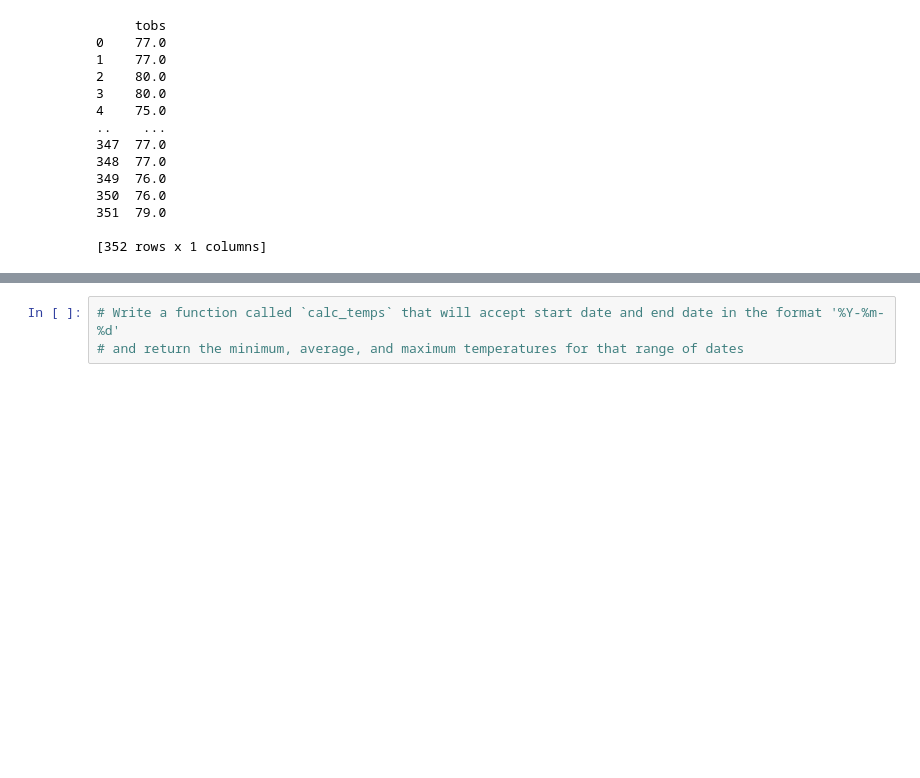
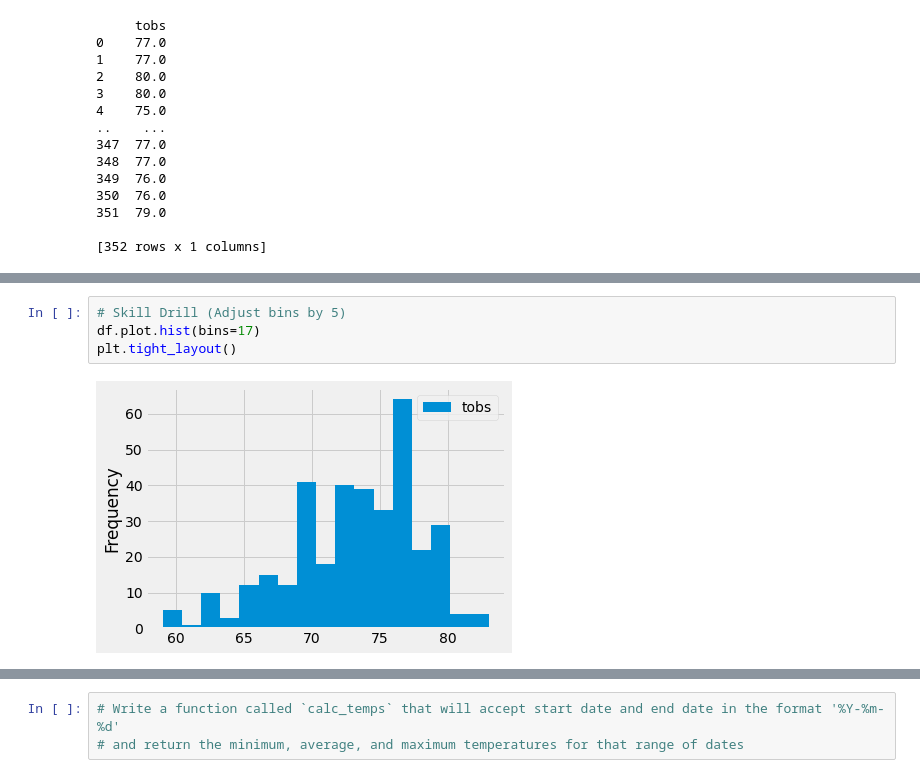
Before and after one commit to rclascano14/surfs_up, a Jupyter notebook: climate_analysis.ipynb, the cells around one changed output, grey strips where cells are left out. Drawn from its saved outputs; the diff is of its cells as text; blank space fills up the shorter version.

```diff
--- a/climate_analysis.ipynb
+++ b/climate_analysis.ipynb
@@ -134,0 +139,6 @@ print(df)
+# %%
+# Skill Drill (Adjust bins by 5)
+df.plot.hist(bins=17)
+plt.tight_layout()
+# %% [output]
+[figure, added]
```
Also changed, not shown: parts of 2 cells of this notebook.
